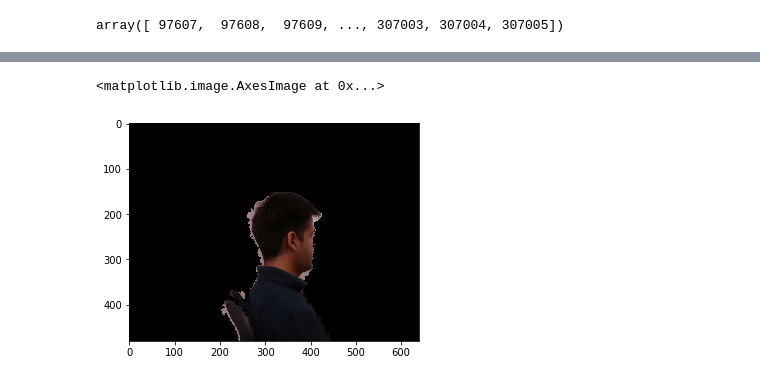
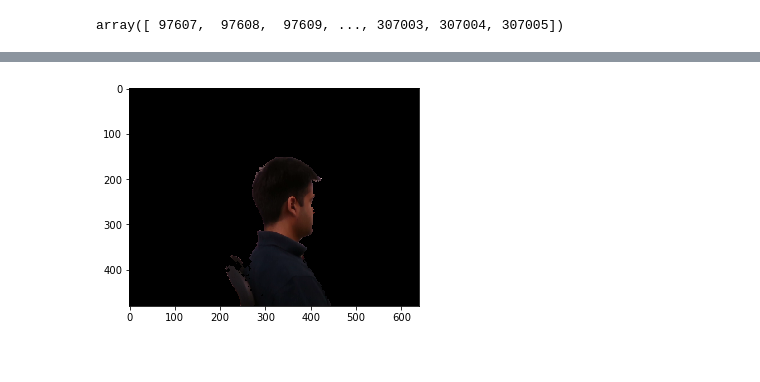
Before and after one commit to yichao-l/head_reconstruct, a Jupyter notebook: AV_CW.ipynb, the cells around one changed output, grey strips where cells are left out. Saved outputs shown, nothing was run; the diff lists cells and outputs as text; code cells hidden in the pictures.

```diff
--- a/AV_CW.ipynb
+++ b/AV_CW.ipynb
@@ -73,10 +88,9 @@ plt.imshow(head.twoD_image)
 # %%
-im = head.get_filtered_image()
+im,path1 = head.get_filtered_image()
 # %%
-plt.imshow(im)
+plt.imshow(im);plt.show()
 # %% [output]
-<matplotlib.image.AxesImage at 0x...>
-[figure, old version]
+[figure, new version]
 # %%
 head.save()
 # %%
```
Also changed, not shown: parts of 32 cells of this notebook, 11 other files.
